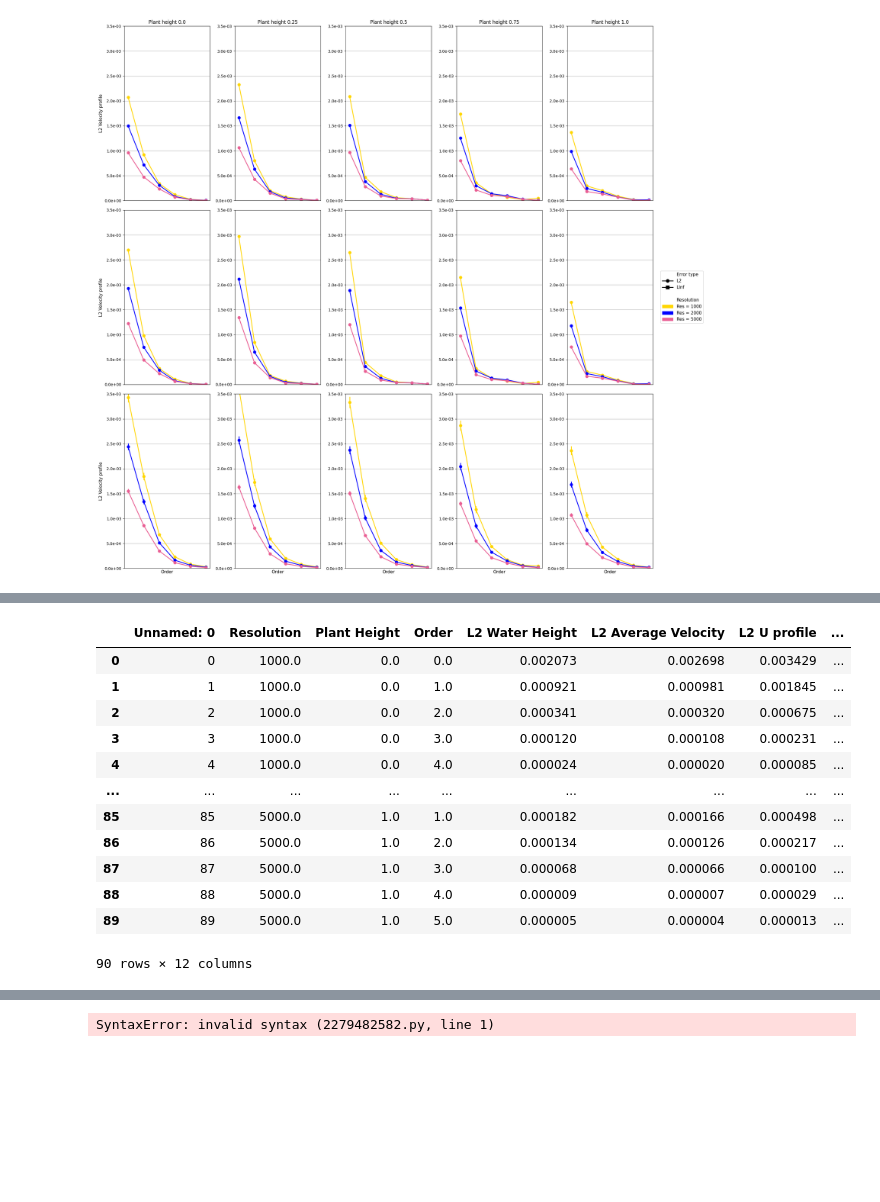
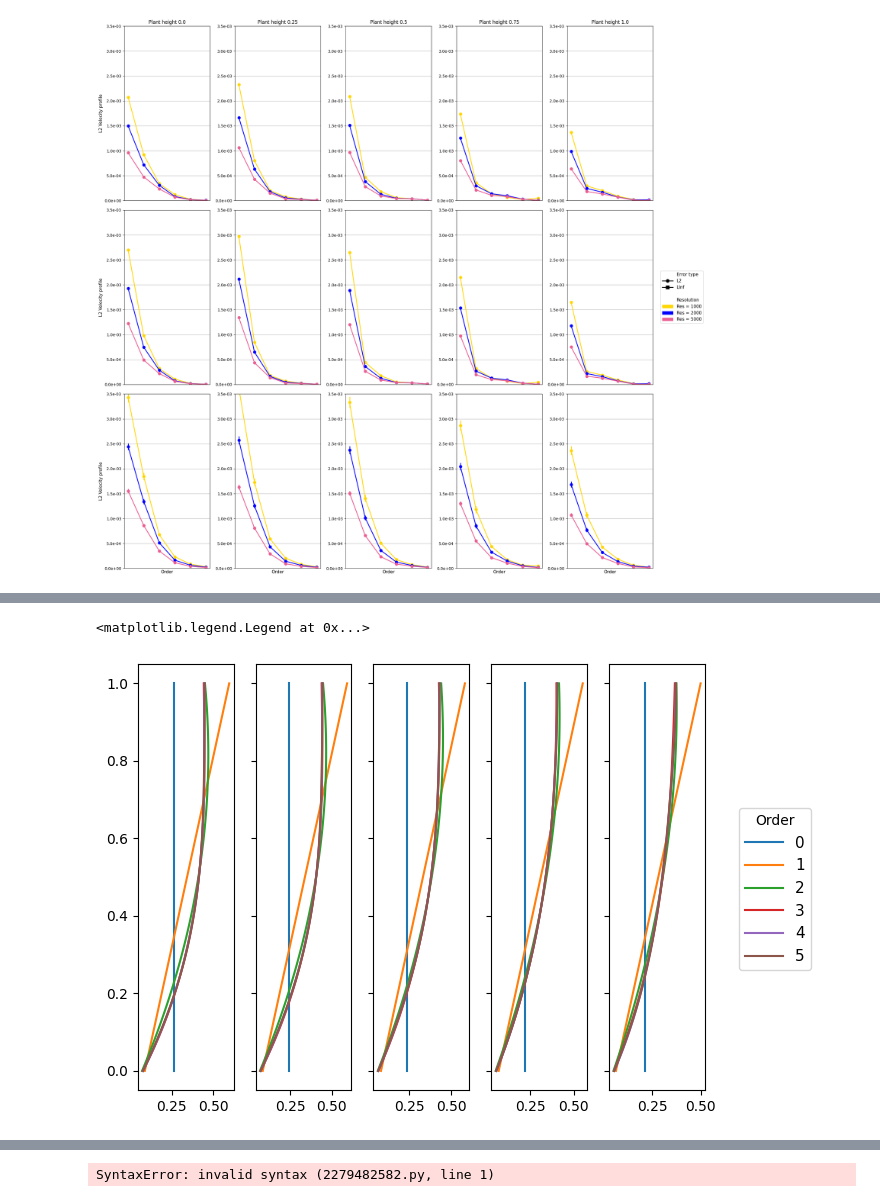
Before and after one commit to OmarGL-rug/bsc-thesis-SWME, a Jupyter notebook: SpatiallyAdaptiveMomentModels/Nonlinear-systems/plots.ipynb, the cells around one changed output, grey strips where cells are left out. Drawn from its saved outputs; the diff is of its cells as text; code cells hidden in the pictures; blank space fills up the shorter version.

```diff
--- a/SpatiallyAdaptiveMomentModels/Nonlinear-systems/plots.ipynb
+++ b/SpatiallyAdaptiveMomentModels/Nonlinear-systems/plots.ipynb
@@ -240,0 +388,5 @@ fig.tight_layout()
+# %%
+mask_3 = mask_func(velocity_profile, 3, 5000, height)
+resolution=5000
+
+velocity_profile.loc[mask_3,"0.0":].reset_index(drop=1).loc[resolution//2]
@@ -241,16 +443,28 @@ fig.tight_layout()
 # %%
-errors
+def mask_func(array, order, resolution, height):
+    return (array["Order"] == order) & (array["Resolution"]==resolution) & (array["Plant Height"]==height)
+
+z_values = np.linspace(0,1,100)
+
+fig, axs = plt.subplots(1,5, tight_layout=True, sharey=1)
+
+for i,height in enumerate(plant_h_list):
+    for order in range(6):
+        mask = mask_func(velocity_profile, order, 5000, height)
+
+        if i==4:
+            axs[i].plot(velocity_profile.loc[mask,"0.0":].reset_index(drop=1).loc[5000//2], z_values,
+                    label=f"{order}")
+        else:
+            axs[i].plot(velocity_profile.loc[mask,"0.0":].reset_index(drop=1).loc[5000//2], z_values)
+
+
+fig.legend(title="Order",
+        loc='center left',
+        bbox_to_anchor = (1.0, 0.5),
+        frameon=True,
+        fontsize=11,
+        handlelength=2.5)
 # %% [output]
-|  | Unnamed: 0 | Resolution | Plant Height | Order | L2 Water Height | L2 Average Velocity | L2 U profile | ... |
-| 0 | 0 | 1000.0 | 0.0 | 0.0 | 0.002073 | 0.002698 | 0.003429 | ... |
-| 1 | 1 | 1000.0 | 0.0 | 1.0 | 0.000921 | 0.000981 | 0.001845 | ... |
-| 2 | 2 | 1000.0 | 0.0 | 2.0 | 0.000341 | 0.000320 | 0.000675 | ... |
-| 3 | 3 | 1000.0 | 0.0 | 3.0 | 0.000120 | 0.000108 | 0.000231 | ... |
-| 4 | 4 | 1000.0 | 0.0 | 4.0 | 0.000024 | 0.000020 | 0.000085 | ... |
-| ... | ... | ... | ... | ... | ... | ... | ... | ... |
-| 85 | 85 | 5000.0 | 1.0 | 1.0 | 0.000182 | 0.000166 | 0.000498 | ... |
-| 86 | 86 | 5000.0 | 1.0 | 2.0 | 0.000134 | 0.000126 | 0.000217 | ... |
-| 87 | 87 | 5000.0 | 1.0 | 3.0 | 0.000068 | 0.000066 | 0.000100 | ... |
-| 88 | 88 | 5000.0 | 1.0 | 4.0 | 0.000009 | 0.000007 | 0.000029 | ... |
-| 89 | 89 | 5000.0 | 1.0 | 5.0 | 0.000005 | 0.000004 | 0.000013 | ... |
-90 rows × 12 columns
+<matplotlib.legend.Legend at 0x...>
+[figure, added]
```
Also changed, not shown: parts of 21 cells of this notebook, 2 other files.
